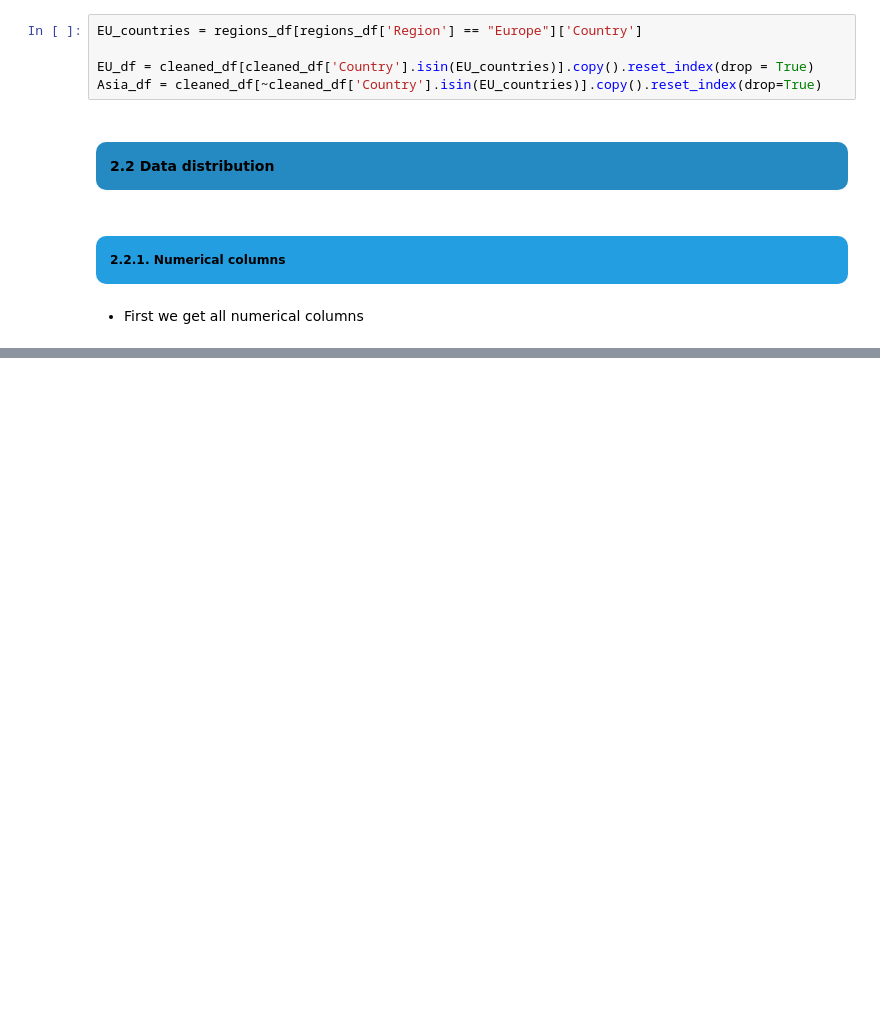
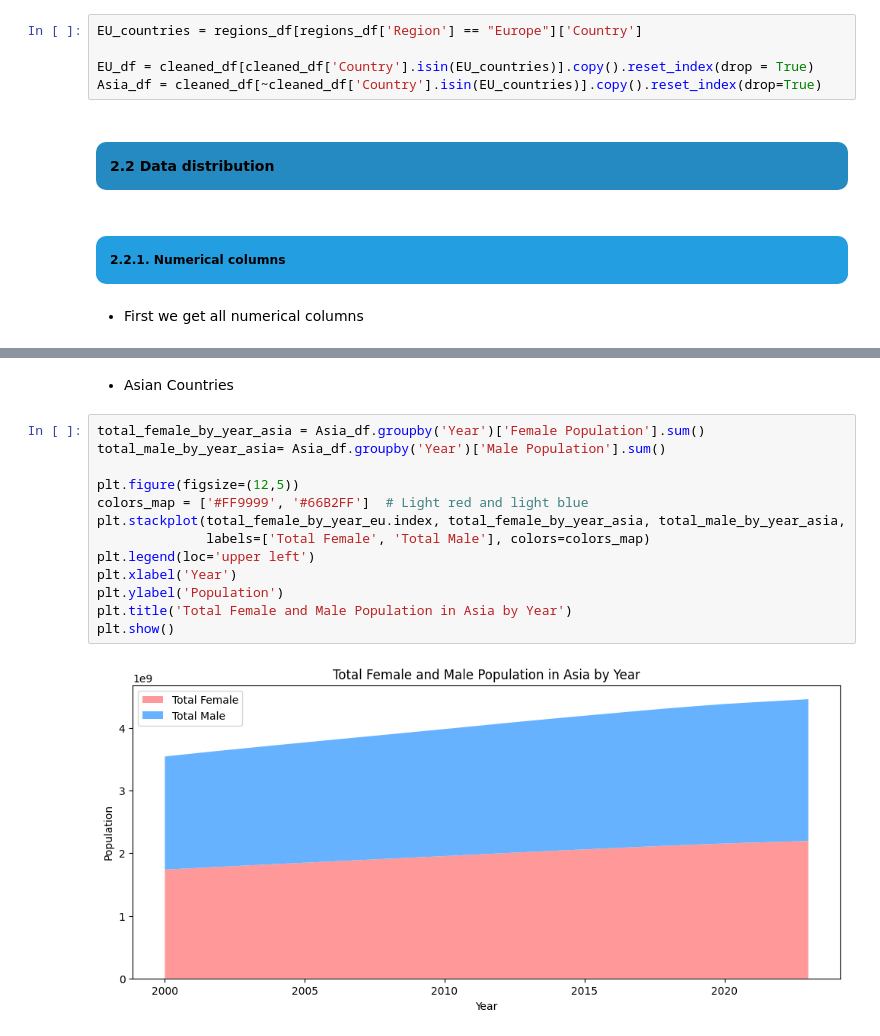
Before and after one commit to truongthuankiet1990gmailcom/Data-Visualization-HW2, a Jupyter notebook: 22127224_22127254.ipynb, the cells around one changed output, grey strips where cells are left out. Cells and saved outputs as stored; diff of their text form; blank space fills up the shorter version.

```diff
--- a/22127224_22127254.ipynb
+++ b/22127224_22127254.ipynb
@@ -624,0 +656,17 @@ plt.show()
+# %% [markdown]
+- Asian Countries
+# %%
+total_female_by_year_asia = Asia_df.groupby('Year')['Female Population'].sum()
+total_male_by_year_asia= Asia_df.groupby('Year')['Male Population'].sum()
+
+plt.figure(figsize=(12,5))
+colors_map = ['#FF9999', '#66B2FF']  # Light red and light blue
+plt.stackplot(total_female_by_year_eu.index, total_female_by_year_asia, total_male_by_year_asia,
+              labels=['Total Female', 'Total Male'], colors=colors_map)
+plt.legend(loc='upper left')
+plt.xlabel('Year')
+plt.ylabel('Population')
+plt.title('Total Female and Male Population in Asia by Year')
+plt.show()
+# %% [output]
+[figure, added]
```
Also changed, not shown: parts of 17 cells of this notebook.
